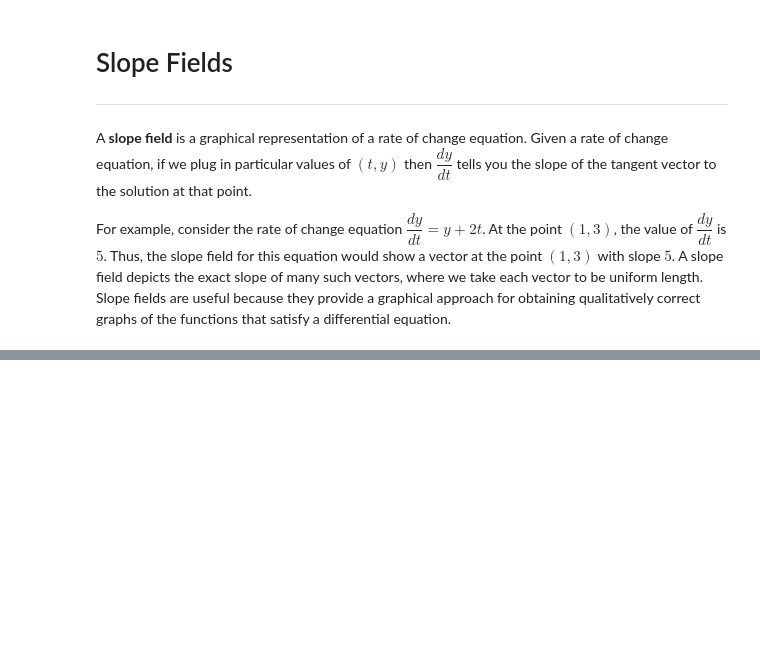
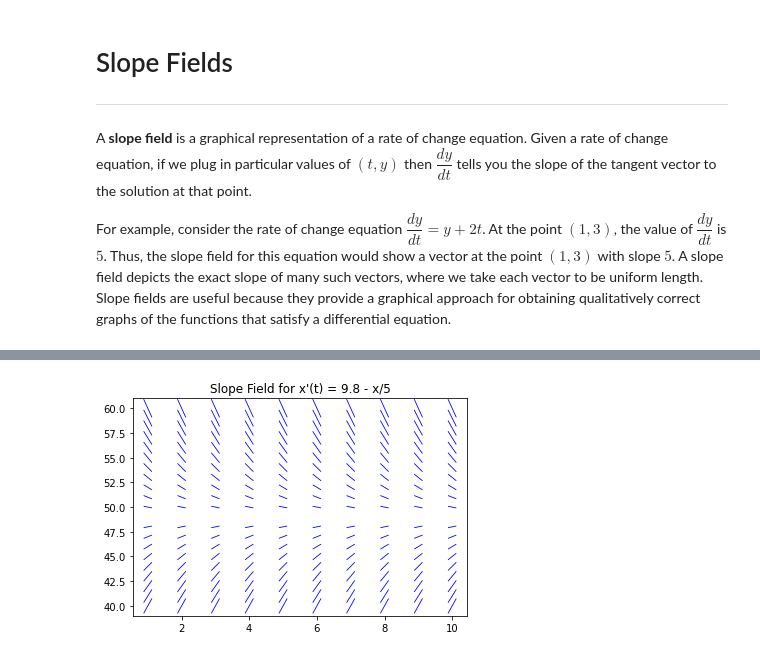
Before and after one commit to CU-Denver-MathStats-OER/ODEs, a Jupyter notebook: Chp1/02 Slope Fields.ipynb, the cells around one changed output, grey strips where cells are left out. Cells and saved outputs as stored; diff of their text form; code cells hidden in the pictures; blank space fills up the shorter version.

```diff
--- a/Chp1/02 Slope Fields.ipynb
+++ b/Chp1/02 Slope Fields.ipynb
@@ -74,0 +164,18 @@ For each of the slope fields in the previous problem, sketch in graphs of severa
+# %%
+def slope_field():
+    plt.quiver(T, X, dt, dx,  # Plot a 2D field of arrows
+               headaxislength=5,  # add your comment ??
+               headlength=0,  # add your comment ??
+               pivot='middle',   # add your comment ??
+               scale=2,  # add your comment ??
+               linewidth=.2,  # add your comment ??
+               units='xy',  # add your comment ??
+               width = .05,  # add your comment ??
+               headwidth=1,  # add your comment ??
+               color='blue') # sets color of arrows
+    plt.title('Slope Field for x\'(t) = 9.8 - x/5')
+    plt.show()
+
+slope_field()
+# %% [output]
+[figure, added]
```
Also changed, not shown: parts of 27 cells of this notebook, 11 other files.
